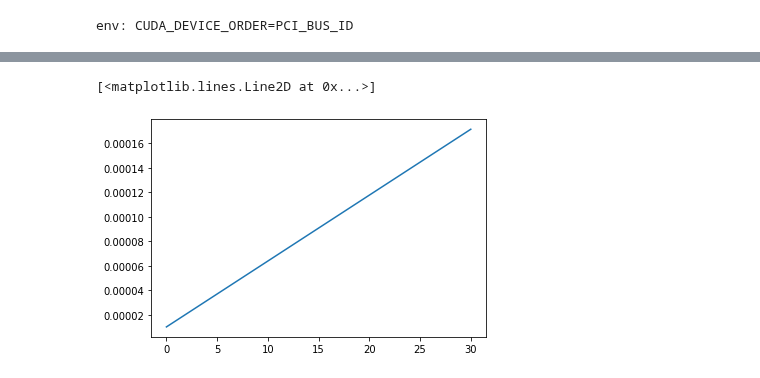
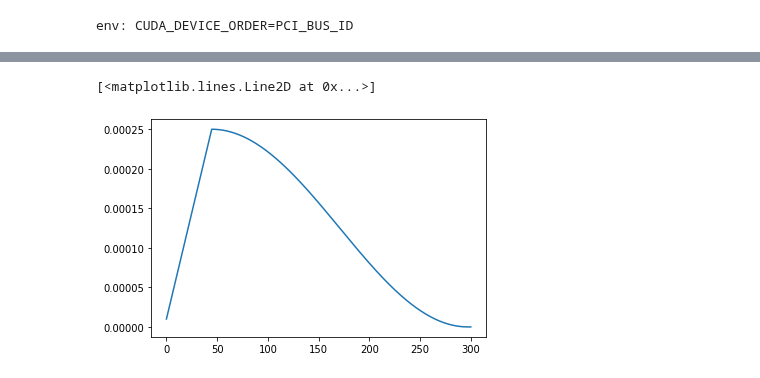
Before and after one commit to Kurokabe/GANime, a Jupyter notebook: notebooks/model/vq-gan/min_gpt.ipynb, the cells around one changed output, grey strips where cells are left out. Drawn from its saved outputs; the diff is of its cells as text; code cells hidden in the pictures.

```diff
--- a/notebooks/model/vq-gan/min_gpt.ipynb
+++ b/notebooks/model/vq-gan/min_gpt.ipynb
@@ -56,11 +56,11 @@ Working with z of shape (1, 128, 16, 16) = 32768 dimensions.
 VQLPIPSWithDiscriminator running with hinge loss.
 # %%
-lrs = [model.scheduled_lrs(i) for i in range(71 * 30)]
-xs = np.linspace(0, 30, len(lrs))
+lrs = [model.scheduled_lrs(i) for i in range(71 * 300)]
+xs = np.linspace(0, 300, len(lrs))
 plt.plot(xs, lrs)
 # %% [output]
 [<matplotlib.lines.Line2D at 0x...>]
-[figure, old version]
+[figure, new version]
 # %%
 from ganime.utils.callbacks import TensorboardImage, get_logdir
 import os
```
Also changed, not shown: parts of 27 cells of this notebook, 3 other files.
